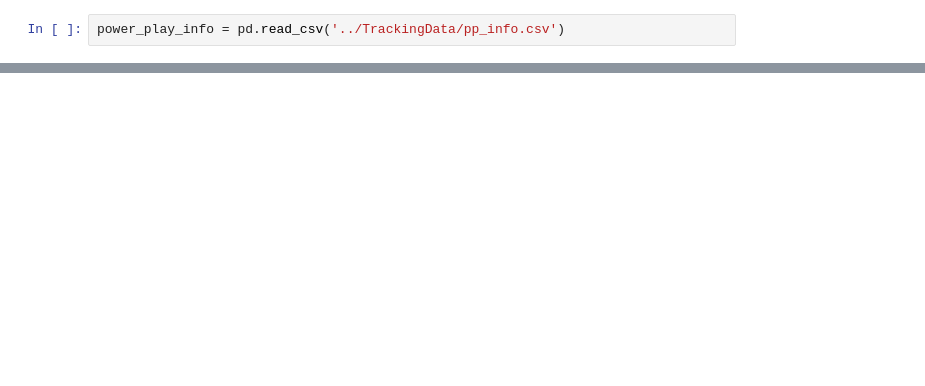
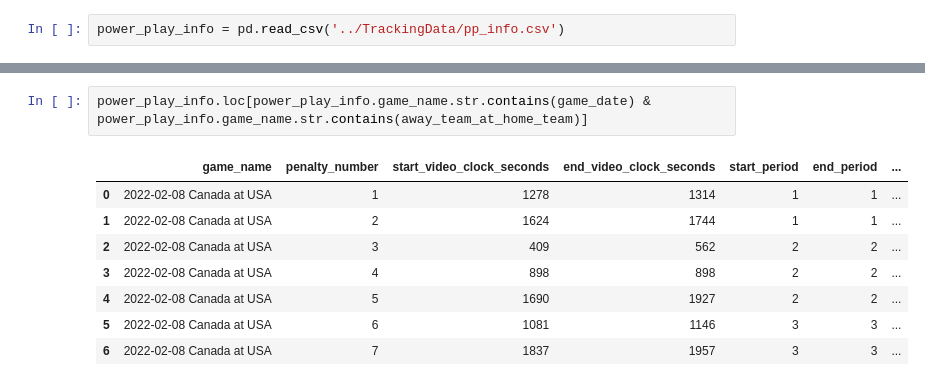
Before and after one commit to cerickson30/Big-Data-Cup-2022, a Jupyter notebook: code/EDA.ipynb, the cells around one changed output, grey strips where cells are left out. Saved outputs shown, nothing was run; the diff lists cells and outputs as text; blank space fills up the shorter version.

```diff
--- a/code/EDA.ipynb
+++ b/code/EDA.ipynb
@@ -51,0 +80,11 @@ pbp_df
+# %%
+power_play_info.loc[power_play_info.game_name.str.contains(game_date) & power_play_info.game_name.str.contains(away_team_at_home_team)]
+# %% [output]
+|  | game_name | penalty_number | start_video_clock_seconds | end_video_clock_seconds | start_period | end_period | ... |
+| 0 | 2022-02-08 Canada at USA | 1 | 1278 | 1314 | 1 | 1 | ... |
+| 1 | 2022-02-08 Canada at USA | 2 | 1624 | 1744 | 1 | 1 | ... |
+| 2 | 2022-02-08 Canada at USA | 3 | 409 | 562 | 2 | 2 | ... |
+| 3 | 2022-02-08 Canada at USA | 4 | 898 | 898 | 2 | 2 | ... |
+| 4 | 2022-02-08 Canada at USA | 5 | 1690 | 1927 | 2 | 2 | ... |
+| 5 | 2022-02-08 Canada at USA | 6 | 1081 | 1146 | 3 | 3 | ... |
+| 6 | 2022-02-08 Canada at USA | 7 | 1837 | 1957 | 3 | 3 | ... |
```
Also changed, not shown: parts of 11 cells of this notebook.
